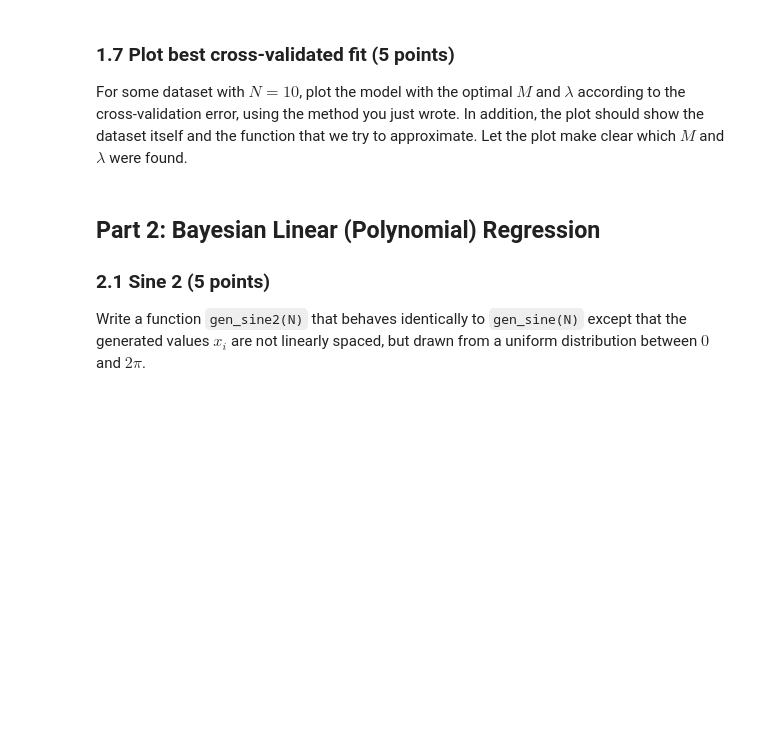
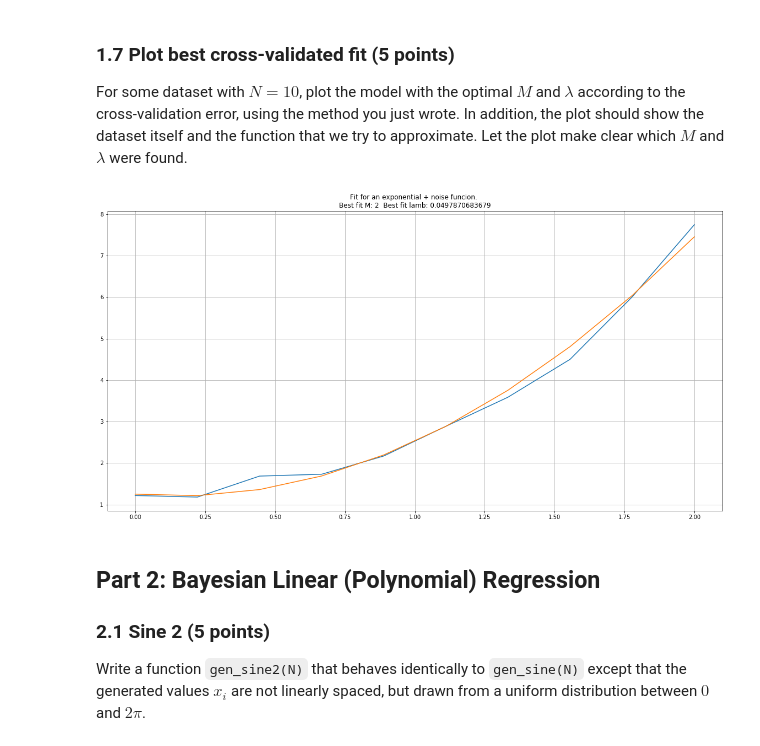
Before and after one commit to NILOIDE/ML1, a Jupyter notebook: lab1.ipynb, the cells around one changed output. Saved outputs shown, nothing was run; the diff lists cells and outputs as text; code cells hidden in the pictures; blank space fills up the shorter version.

```diff
--- a/lab1.ipynb
+++ b/lab1.ipynb
@@ -309,3 +342,26 @@ raise NotImplementedError()
+# %%
+# YOUR CODE HERE
+def gen_exp(n):
+    # YOUR CODE HERE
+    x = np.linspace(0,2, num=n, endpoint=True)
+    mu = np.exp(x)
+    t = np.random.normal(loc=mu, scale=0.2, size=n)
+    return x, t
+
+N = 10
+x, t = gen_exp(N)
+M, lamb = find_best_m_and_lamb(x, t)
+w, Phi = fit_polynomial_reg(x, t, M, lamb)
+
+
+
+# Plot
+plt.plot(x, t)
+plt.plot(x, np.dot(Phi,w))
+plt.title("Fit for an exponential + noise funcion. \nBest fit M: " + str(M) + "  Best fit lamb: " + str(lamb))
+plt.grid()
+# %% [output]
+[figure, added]
 # %% [markdown]
 ## Part 2: Bayesian Linear (Polynomial) Regression
 
```
Also changed, not shown: parts of 19 cells of this notebook.
